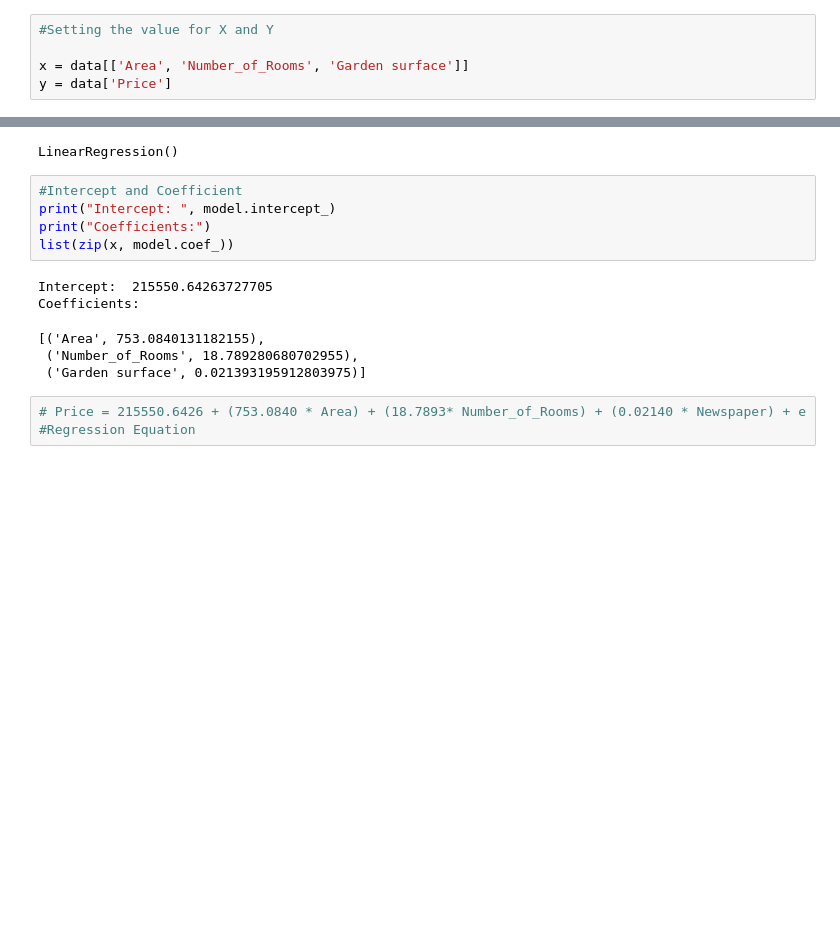
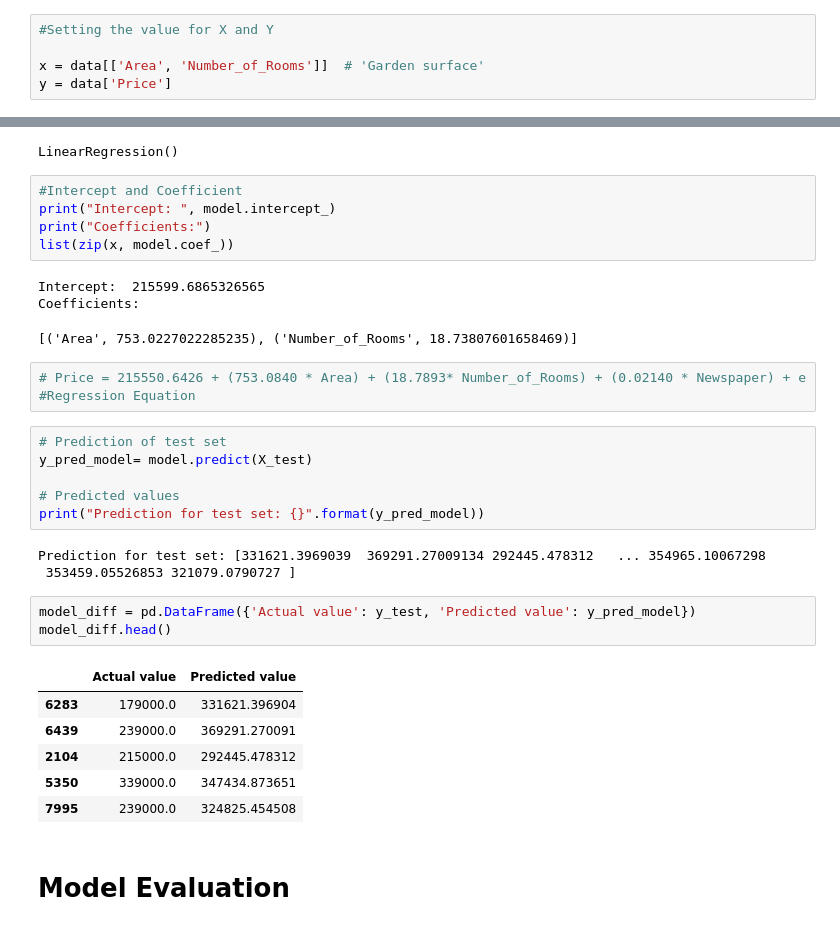
Before and after one commit to Msdot001/Immo_Eliza_House_App, a Jupyter notebook: Project/Preprocessing/cleaning_data.ipynb, the cells around one changed output, grey strips where cells are left out. Drawn from its saved outputs; the diff is of its cells as text; blank space fills up the shorter version.

Commit message:
model development

```diff
--- a/Project/Preprocessing/cleaning_data.ipynb
+++ b/Project/Preprocessing/cleaning_data.ipynb
@@ -176,5 +176,5 @@ data
 # %%
 #Setting the value for X and Y
 
-x = data[['Area', 'Number_of_Rooms', 'Garden surface']]
+x = data[['Area', 'Number_of_Rooms']]  # 'Garden surface'
 y = data['Price']
@@ -195,10 +202,29 @@ print("Intercept: ", model.intercept_)
 print("Coefficients:")
 list(zip(x, model.coef_))
 # %% [output]
-Intercept:  215550.64263727705
+Intercept:  215599.6865326565
 Coefficients:
-[('Area', 753.0840131182155),
- ('Number_of_Rooms', 18.789280680702955),
- ('Garden surface', 0.021393195912803975)]
+[('Area', 753.0227022285235), ('Number_of_Rooms', 18.73807601658469)]
 # %%
 # Price = 215550.6426 + (753.0840 * Area) + (18.7893* Number_of_Rooms) + (0.02140 * Newspaper) + e   #Regression Equation
+# %%
+# Prediction of test set
+y_pred_model= model.predict(X_test)
+
+# Predicted values
+print("Prediction for test set: {}".format(y_pred_model))
+# %% [output]
+Prediction for test set: [331621.3969039  369291.27009134 292445.478312   ... 354965.10067298
+ 353459.05526853 321079.0790727 ]
+# %%
+model_diff = pd.DataFrame({'Actual value': y_test, 'Predicted value': y_pred_model})
+model_diff.head()
+# %% [output]
+|  | Actual value | Predicted value |
+| 6283 | 179000.0 | 331621.396904 |
+| 6439 | 239000.0 | 369291.270091 |
+| 2104 | 215000.0 | 292445.478312 |
+| 5350 | 339000.0 | 347434.873651 |
+| 7995 | 239000.0 | 324825.454508 |
+# %% [markdown]
+# Model Evaluation
```
Also changed, not shown: parts of 2 cells of this notebook, 3 other files.
